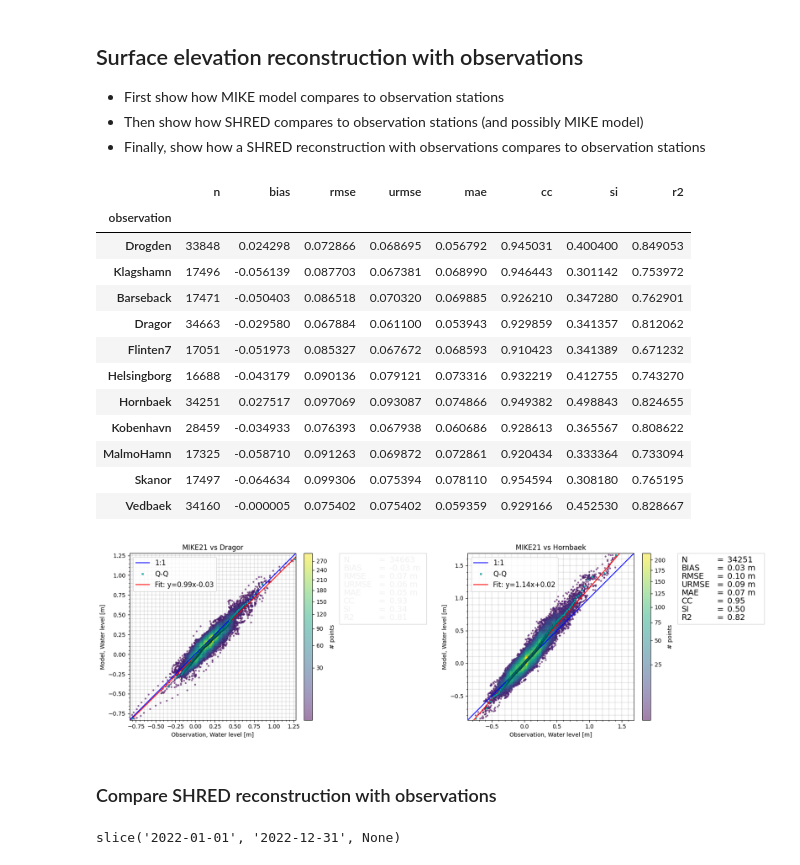
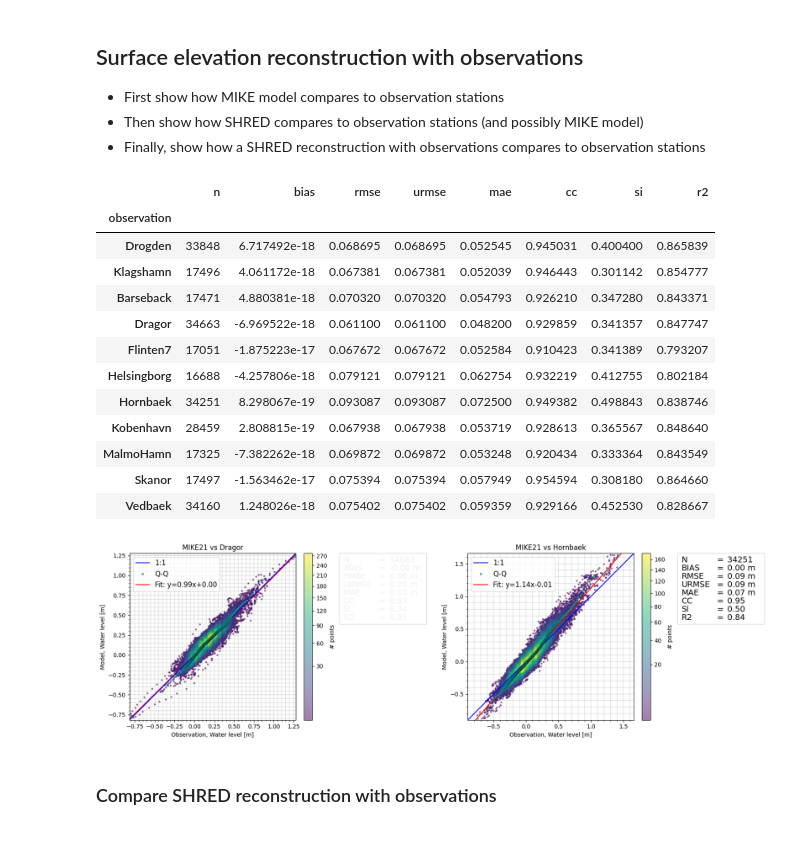
Before and after one commit to FrejaTerpPetersen/pyshred, a Jupyter notebook: Øresund_reconstruction.ipynb, the cells around one changed output. Cells and saved outputs as stored; diff of their text form; code cells hidden in the pictures.

```diff
--- a/Øresund_reconstruction.ipynb
+++ b/Øresund_reconstruction.ipynb
@@ -307,24 +307,25 @@ for i in range(len(stations)):
     # Check if data is in the right time range
     if ds.time[0] in data.index or ds.time[-1] in data.index:
         p = ms.PointObservation(data["water_level"],x=stations['Longitude'][i],y=stations['Latitude'][i],name=stations['Station'][i],quantity=ms.Quantity("Water level", unit="m"))
-        matches.append(ms.match(p,d))
+        matches.append(ms.match(p,d).remove_bias())
 # %%
 cc = ms.ComparerCollection(matches)
-cc.skill()
+st_MIKE = cc.skill()
+st_MIKE
 # %% [output]
 |  | n | bias | rmse | urmse | mae | cc | si | r2 |
 | observation |  |  |  |  |  |  |  |  |
-| Drogden | 33848 | 0.024298 | 0.072866 | 0.068695 | 0.056792 | 0.945031 | 0.400400 | 0.849053 |
-| Klagshamn | 17496 | -0.056139 | 0.087703 | 0.067381 | 0.068990 | 0.946443 | 0.301142 | 0.753972 |
-| Barseback | 17471 | -0.050403 | 0.086518 | 0.070320 | 0.069885 | 0.926210 | 0.347280 | 0.762901 |
-| Dragor | 34663 | -0.029580 | 0.067884 | 0.061100 | 0.053943 | 0.929859 | 0.341357 | 0.812062 |
-| Flinten7 | 17051 | -0.051973 | 0.085327 | 0.067672 | 0.068593 | 0.910423 | 0.341389 | 0.671232 |
-| Helsingborg | 16688 | -0.043179 | 0.090136 | 0.079121 | 0.073316 | 0.932219 | 0.412755 | 0.743270 |
-| Hornbaek | 34251 | 0.027517 | 0.097069 | 0.093087 | 0.074866 | 0.949382 | 0.498843 | 0.824655 |
-| Kobenhavn | 28459 | -0.034933 | 0.076393 | 0.067938 | 0.060686 | 0.928613 | 0.365567 | 0.808622 |
-| MalmoHamn | 17325 | -0.058710 | 0.091263 | 0.069872 | 0.072861 | 0.920434 | 0.333364 | 0.733094 |
-| Skanor | 17497 | -0.064634 | 0.099306 | 0.075394 | 0.078110 | 0.954594 | 0.308180 | 0.765195 |
-| Vedbaek | 34160 | -0.000005 | 0.075402 | 0.075402 | 0.059359 | 0.929166 | 0.452530 | 0.828667 |
+| Drogden | 33848 | 6.717492e-18 | 0.068695 | 0.068695 | 0.052545 | 0.945031 | 0.400400 | 0.865839 |
+| Klagshamn | 17496 | 4.061172e-18 | 0.067381 | 0.067381 | 0.052039 | 0.946443 | 0.301142 | 0.854777 |
+| Barseback | 17471 | 4.880381e-18 | 0.070320 | 0.070320 | 0.054793 | 0.926210 | 0.347280 | 0.843371 |
+| Dragor | 34663 | -6.969522e-18 | 0.061100 | 0.061100 | 0.048200 | 0.929859 | 0.341357 | 0.847747 |
+| Flinten7 | 17051 | -1.875223e-17 | 0.067672 | 0.067672 | 0.052584 | 0.910423 | 0.341389 | 0.793207 |
+| Helsingborg | 16688 | -4.257806e-18 | 0.079121 | 0.079121 | 0.062754 | 0.932219 | 0.412755 | 0.802184 |
+| Hornbaek | 34251 | 8.298067e-19 | 0.093087 | 0.093087 | 0.072500 | 0.949382 | 0.498843 | 0.838746 |
+| Kobenhavn | 28459 | 2.808815e-19 | 0.067938 | 0.067938 | 0.053719 | 0.928613 | 0.365567 | 0.848640 |
+| MalmoHamn | 17325 | -7.382262e-18 | 0.069872 | 0.069872 | 0.053248 | 0.920434 | 0.333364 | 0.843549 |
+| Skanor | 17497 | -1.563462e-17 | 0.075394 | 0.075394 | 0.057949 | 0.954594 | 0.308180 | 0.864660 |
+| Vedbaek | 34160 | 1.248026e-18 | 0.075402 | 0.075402 | 0.059359 | 0.929166 | 0.452530 | 0.828667 |
 # %%
 # Plot the best and worst results
 fig,axs = plt.subplots(1,2,figsize=(16,5))
@@ -332,13 +333,9 @@ cc[3].plot(skill_table=True,ax=axs[0]);
 cc[6].plot(skill_table=True,ax=axs[1]);
 plt.tight_layout()
 # %% [output]
-[figure, old version]
+[figure, new version]
 # %% [markdown]
 ### Compare SHRED reconstruction with observations
-# %%
-data_times
-# %% [output]
-slice('2022-01-01', '2022-12-31', None)
 # %%
 # Load MIKE data
 d = ms.DfsuModelResult(ds_pred[0], name = "SHRED",quantity=ms.Quantity("Water level", unit="m"))
```
Also changed, not shown: parts of 5 cells of this notebook, 10 other files.
